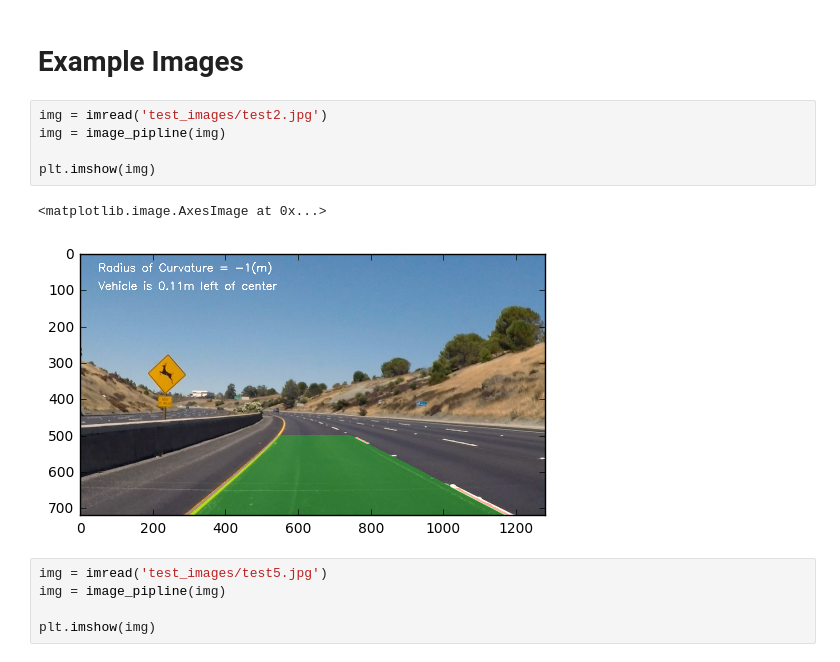
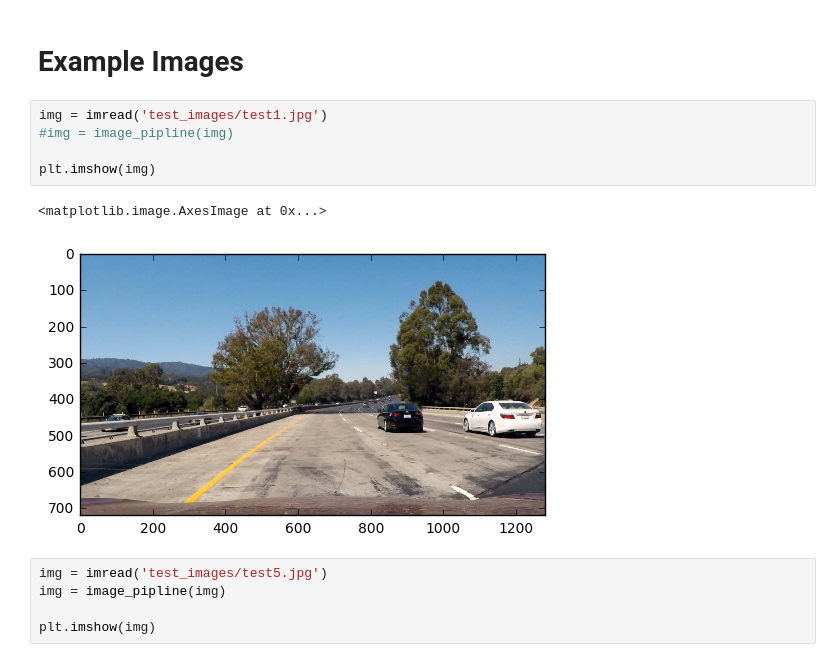
Before and after one commit to Aipakazuma/CarND-advancedLaneLines, a Jupyter notebook: Advanced Lane Lines.ipynb, the cells around one changed output. Drawn from its saved outputs; the diff is of its cells as text.

```diff
--- a/Advanced Lane Lines.ipynb
+++ b/Advanced Lane Lines.ipynb
@@ -328,13 +365,13 @@ def image_pipline(img):
 # %% [markdown]
 # Example Images
 # %%
-img = imread('test_images/test2.jpg')
-img = image_pipline(img)
+img = imread('test_images/test1.jpg')
+#img = image_pipline(img)
 
 plt.imshow(img)
 # %% [output]
 <matplotlib.image.AxesImage at 0x...>
-[figure, old version]
+[figure, new version]
 # %%
 img = imread('test_images/test5.jpg')
 img = image_pipline(img)
```
Also changed, not shown: parts of 4 cells of this notebook.
